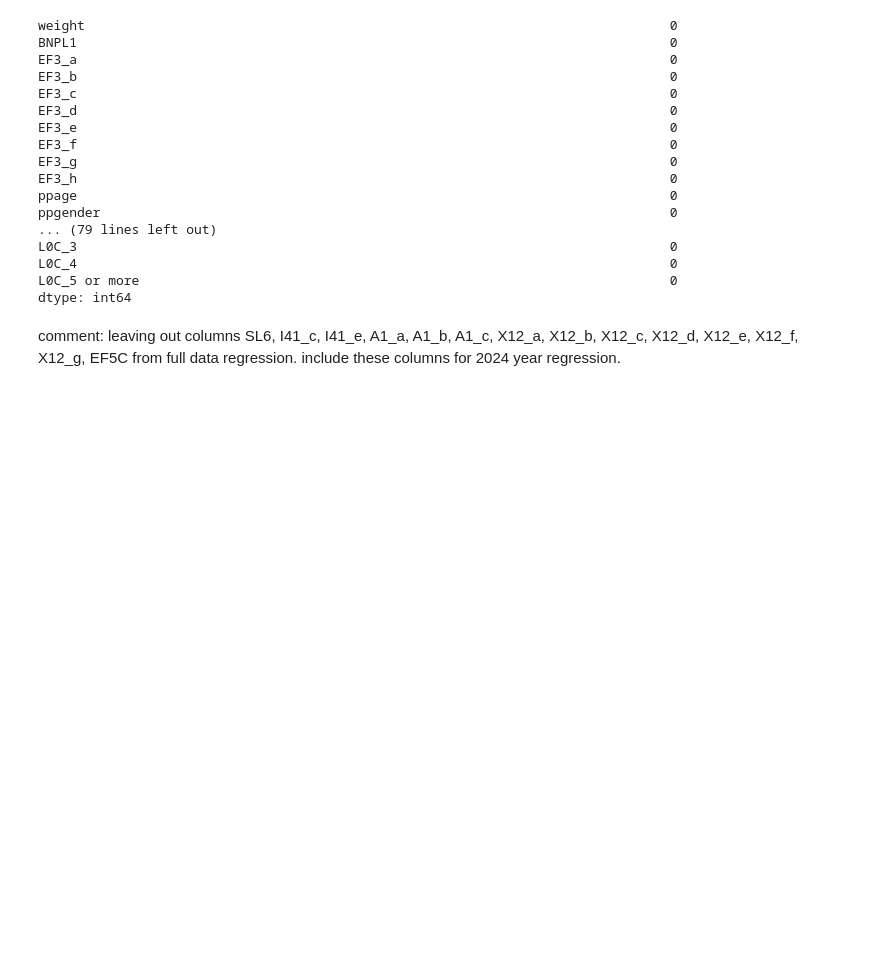
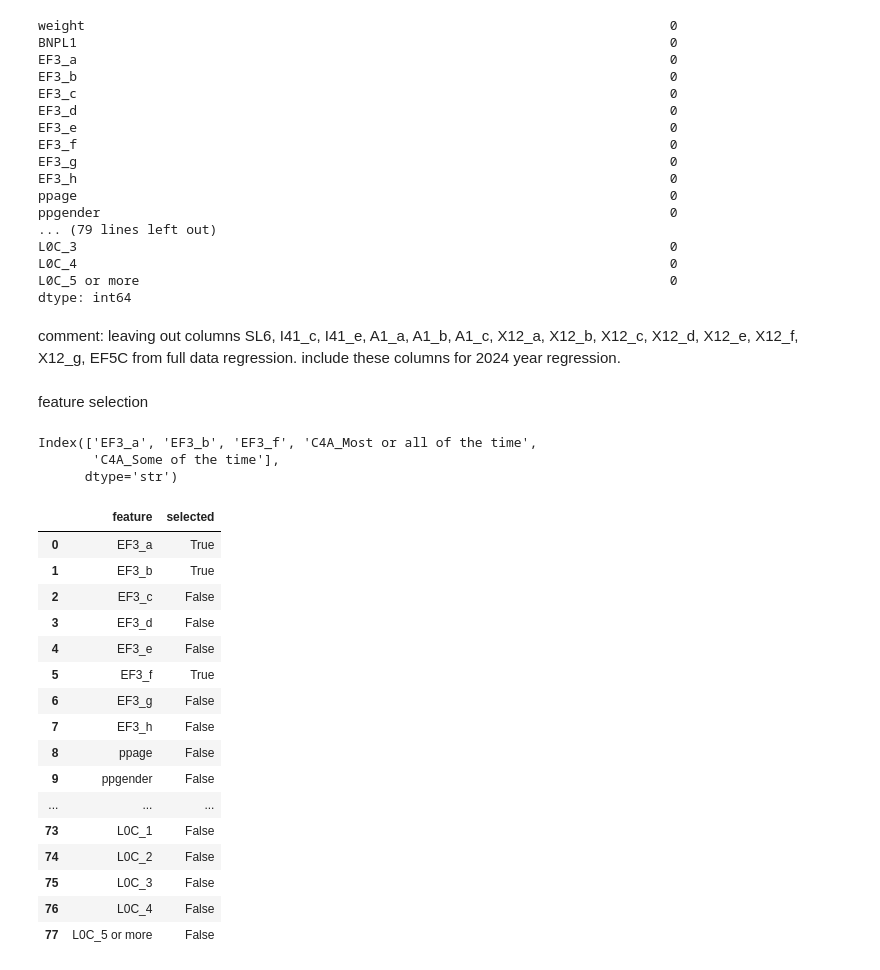
Before and after one commit to mw1296/DSAN5300, a Jupyter notebook: dsan5300_group1_final_project/code.ipynb, the cells around one changed output. Cells and saved outputs as stored; diff of their text form; code cells hidden in the pictures; blank space fills up the shorter version.

```diff
--- a/dsan5300_group1_final_project/code.ipynb
+++ b/dsan5300_group1_final_project/code.ipynb
@@ -719,6 +718,8 @@ L0C_5 or more
 dtype: int64
 # %% [markdown]
 comment: leaving out columns SL6, I41_c, I41_e, A1_a, A1_b, A1_c, X12_a, X12_b, X12_c, X12_d, X12_e, X12_f, X12_g, EF5C from full data regression. include these columns for 2024 year regression.
+# %% [markdown]
+feature selection
 # %%
 # drop columns
 data_cleaned = data.drop(columns=['BNPL3', 'BNPL4_a', 'BNPL4_b', 'BNPL4_c', 'BNPL4_d', 'BNPL4_e', 'BNPL4_f', 'year',
@@ -738,14 +739,44 @@ weights = data['weight']
 BNPL1_log_model = LogisticRegression(max_iter=1000)
 
 # feature selection
-sfs = SFS(
+sfs = SequentialFeatureSelector(
     BNPL1_log_model,
-    k_features=5,
-    forward=True,
+    n_features_to_select=5,
+    direction='forward',
     scoring='accuracy',
     cv=5
 )
 sfs = sfs.fit(X, y)
-
-# selected_idx = list(sfs.k_feature_idx_)
-# X_selected = X.iloc[:, selected_idx]
+# %%
+# feature selection result
+
+selected_features = X.columns[sfs.get_support()]
+print(selected_features)
+# %% [output]
+Index(['EF3_a', 'EF3_b', 'EF3_f', 'C4A_Most or all of the time',
+       'C4A_Some of the time'],
+      dtype='str')
+# %%
+# view columns selection
+pd.DataFrame({
+    "feature": X.columns,
+    "selected": sfs.get_support()
+})
+# %% [output]
+|  | feature | selected |
+| 0 | EF3_a | True |
+| 1 | EF3_b | True |
+| 2 | EF3_c | False |
+| 3 | EF3_d | False |
+| 4 | EF3_e | False |
+| 5 | EF3_f | True |
+| 6 | EF3_g | False |
+| 7 | EF3_h | False |
+| 8 | ppage | False |
+| 9 | ppgender | False |
+| ... | ... | ... |
+| 73 | L0C_1 | False |
+| 74 | L0C_2 | False |
+| 75 | L0C_3 | False |
+| 76 | L0C_4 | False |
+| 77 | L0C_5 or more | False |
```
Also changed, not shown: parts of 1 cell of this notebook, 2 other files.
